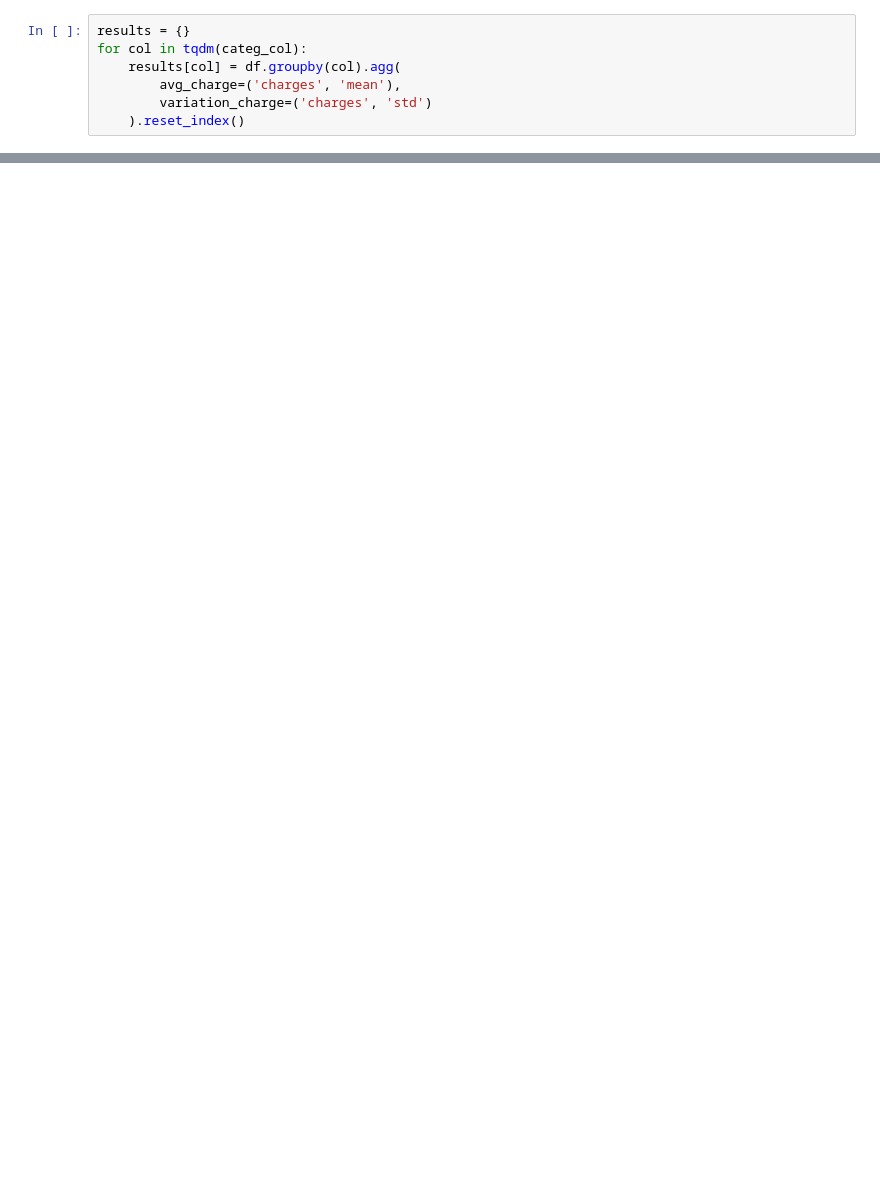
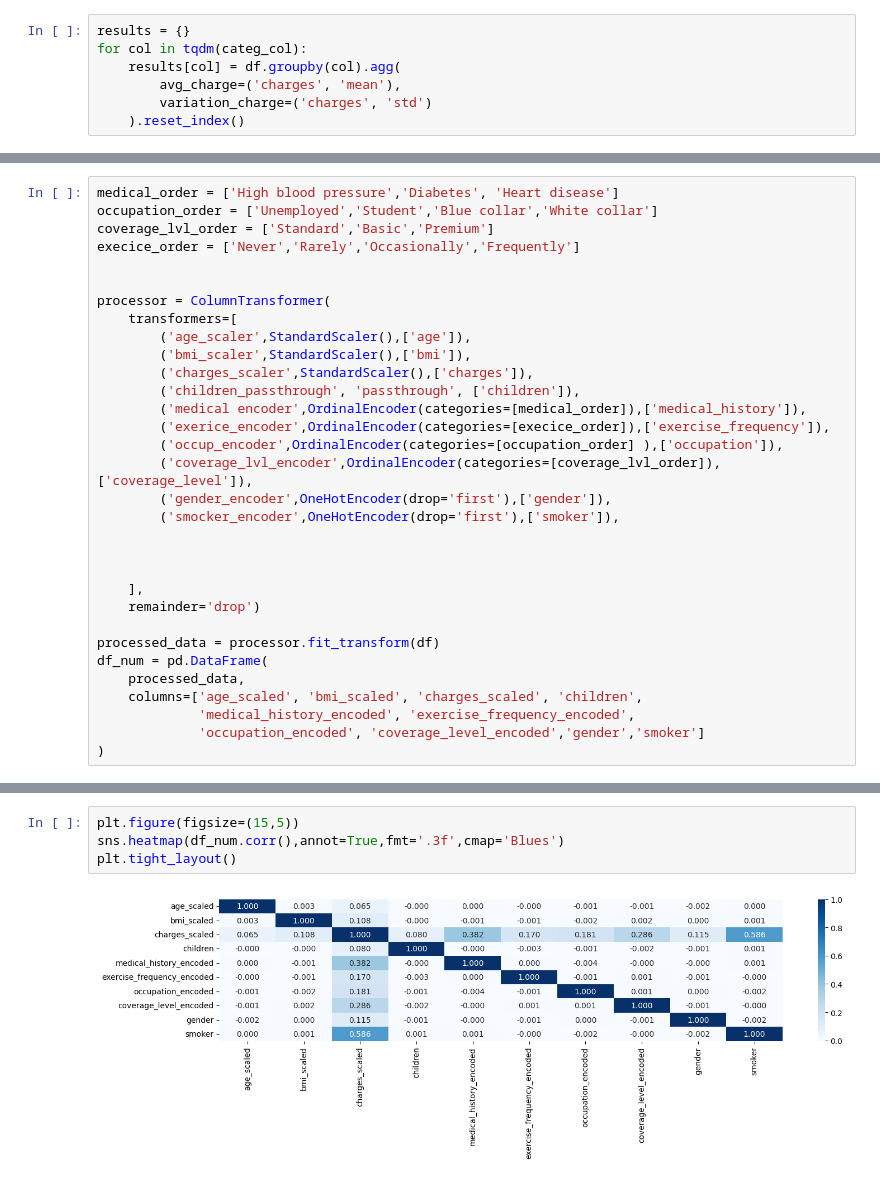
Before and after one commit to YassineSdk/medical-insurance-charge-prediction, a Jupyter notebook: model.ipynb, the cells around one changed output, grey strips where cells are left out. Cells and saved outputs as stored; diff of their text form; blank space fills up the shorter version.

```diff
--- a/model.ipynb
+++ b/model.ipynb
@@ -213,0 +316,32 @@ sns.heatmap(df[num_col].corr(), annot=True, cmap='Blues', fmt='.3f')
+# %%
+medical_order = ['High blood pressure','Diabetes', 'Heart disease']
+occupation_order = ['Unemployed','Student','Blue collar','White collar']
+coverage_lvl_order = ['Standard','Basic','Premium']
+execice_order = ['Never','Rarely','Occasionally','Frequently']
+
+
+processor = ColumnTransformer(
+    transformers=[
+        ('age_scaler',StandardScaler(),['age']),
+        ('bmi_scaler',StandardScaler(),['bmi']),
+        ('charges_scaler',StandardScaler(),['charges']),
+        ('children_passthrough', 'passthrough', ['children']),
+        ('medical encoder',OrdinalEncoder(categories=[medical_order]),['medical_history']),
+        ('exerice_encoder',OrdinalEncoder(categories=[execice_order]),['exercise_frequency']),
+        ('occup_encoder',OrdinalEncoder(categories=[occupation_order] ),['occupation']),
+        ('coverage_lvl_encoder',OrdinalEncoder(categories=[coverage_lvl_order]),['coverage_level']),
+        ('gender_encoder',OneHotEncoder(drop='first'),['gender']),
+        ('smocker_encoder',OneHotEncoder(drop='first'),['smoker']),
+
+
+
+    ],
+    remainder='drop')
+
+processed_data = processor.fit_transform(df)
+df_num = pd.DataFrame(
+    processed_data,
+    columns=['age_scaled', 'bmi_scaled', 'charges_scaled', 'children',
+             'medical_history_encoded', 'exercise_frequency_encoded',
+             'occupation_encoded', 'coverage_level_encoded','gender','smoker']
+)
@@ -213,0 +357,6 @@ sns.heatmap(df[num_col].corr(), annot=True, cmap='Blues', fmt='.3f')
+# %%
+plt.figure(figsize=(15,5))
+sns.heatmap(df_num.corr(),annot=True,fmt='.3f',cmap='Blues')
+plt.tight_layout()
+# %% [output]
+[figure, added]
```
Also changed, not shown: parts of 30 cells of this notebook.
